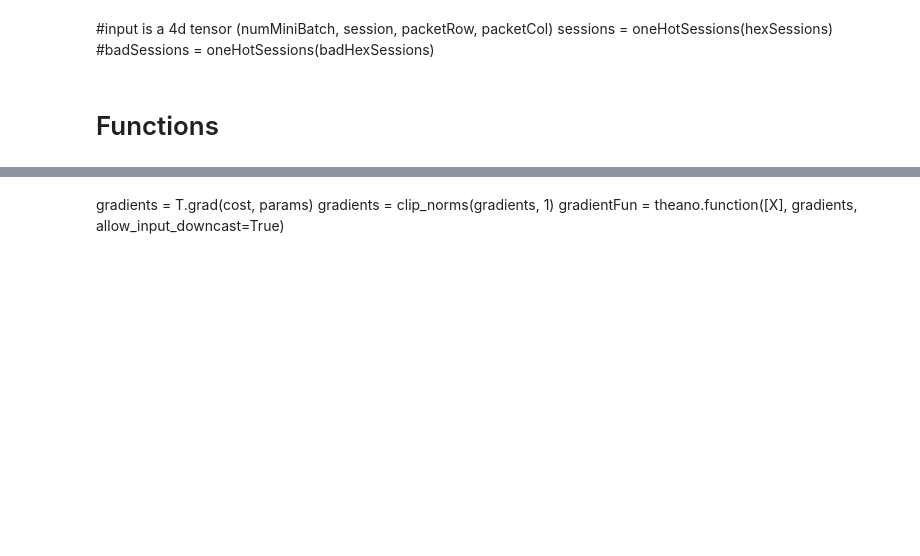
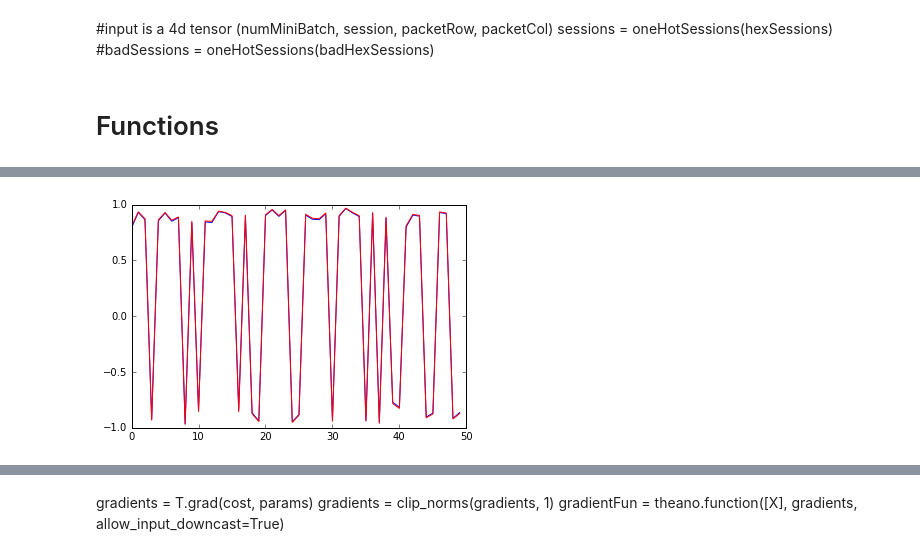
Before and after one commit to faucetsdn/poseidon, a Jupyter notebook: notebooks/advesarial/poseidon3.ipynb, the cells around one changed output, grey strips where cells are left out. Drawn from its saved outputs; the diff is of its cells as text; code cells hidden in the pictures; blank space fills up the shorter version.

```diff
--- a/notebooks/advesarial/poseidon3.ipynb
+++ b/notebooks/advesarial/poseidon3.ipynb
@@ -169,8 +216,8 @@ for key, val in enumerate(hexList):
 # %%
-maxPackets = 2
-packetTimeSteps = 66
-def oneSessionEncoder(sessionPackets, hexDict = hexDict, maxPackets = maxPackets, packetTimeSteps = packetTimeSteps,
-                      reverse = False, charLevel = False, padOldTimeSteps = True):
+maxPackets = 5
+packetTimeSteps = 300
+def oneSessionEncoder(sessionPackets, hexDict, maxPackets, packetTimeSteps,
+                       packetReverse = True, charLevel = False, padOldTimeSteps = True):
 
     sessionCollect = []
 
@@ -196,7 +243,7 @@ def oneSessionEncoder(sessionPackets, hexDict = hexDict, maxPackets = maxPackets
         pacMatLen = len(pacMat)
 
         #padding packet
-        if reverse:
+        if packetReverse:
             pacMat = pacMat[::-1]
 
         if pacMatLen < packetTimeSteps:
@@ -516,2 +527,2 @@ def oneStep(X):
 # %%
-testCont = theano.function([X], hContext, allow_input_downcast=True)
+testCont = theano.function([X], [hContext, data7, data5, data1], allow_input_downcast=True)
@@ -521,0 +529,13 @@ np.min(testCont(sessionsMinibatch)[0][0])
+# %%
+trainingSessions = []
+hexTests = []
+for trainKey in range(0, 20):
+    sessionForEncoding = hexSessions[hexSessions.keys()[trainKey]]
+    hexTests.append(sessionForEncoding)
+    oneHotSes = oneSessionEncoder(sessionForEncoding,packetReverse=packetReverse, hexDict = hexDict,
+                                  padOldTimeSteps = packetReverse,
+                                  maxPackets = maxPackets,
+                                  packetTimeSteps = packetTimeSteps)
+    trainingSessions.append(oneHotSes)
+
+sessionsMinibatch = np.asarray(trainingSessions)
@@ -521,0 +615,5 @@ np.min(testCont(sessionsMinibatch)[0][0])
+# %%
+plt.plot(testCont(sessionsMinibatch)[2][-1].squeeze(), 'b', testCont(sessionsMinibatch)[3][-1].squeeze(), 'r')
+plt.show()
+# %% [output]
+[figure, added]
```
Also changed, not shown: parts of 27 cells of this notebook.
